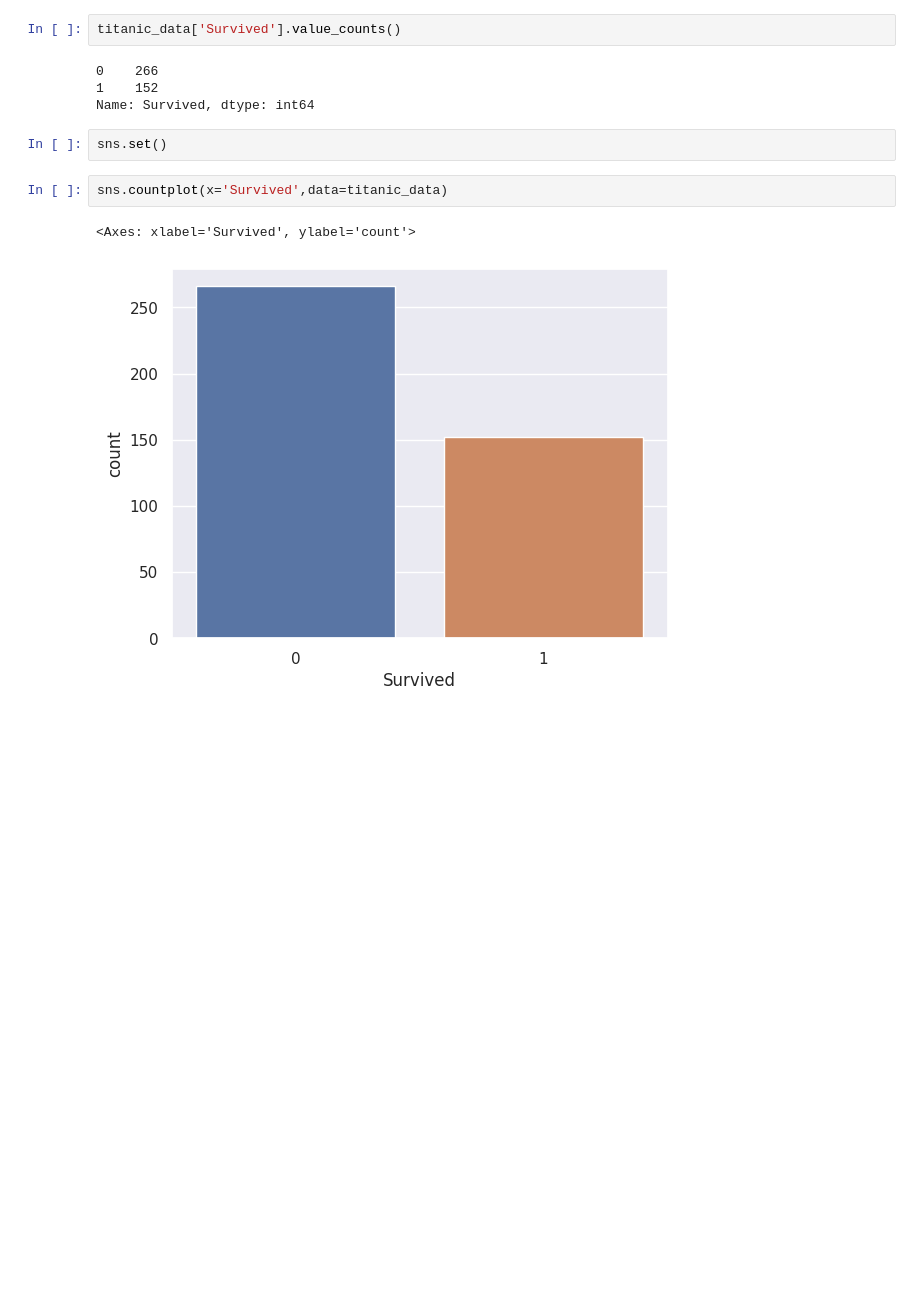
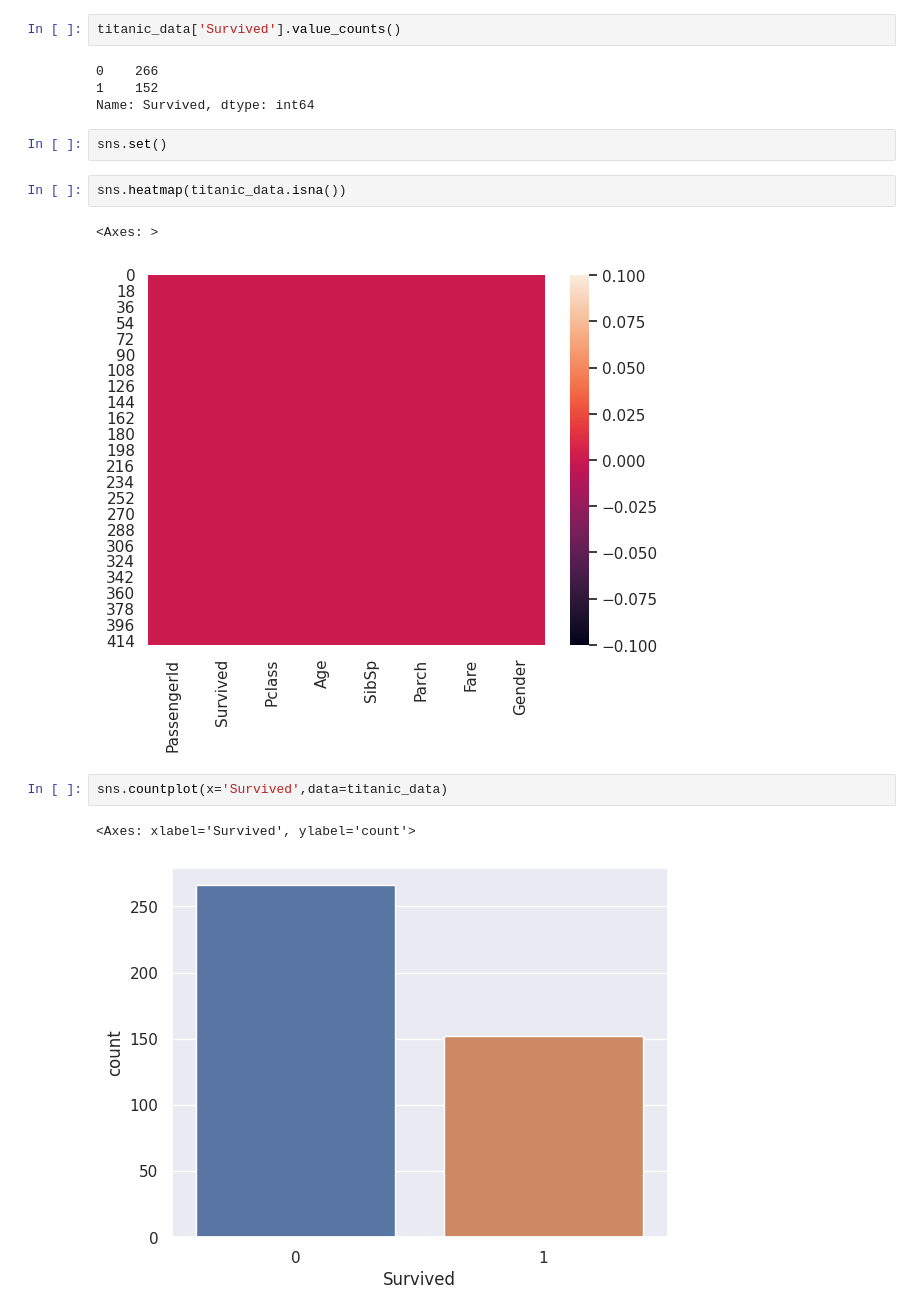
Before and after one commit to Vartika-jaiswal/CODSOFT, a Jupyter notebook: Titanic_Survival_Prediction_Using_ML.ipynb, the cells around one changed output. Cells and saved outputs as stored; diff of their text form; blank space fills up the shorter version.

```diff
--- a/Titanic_Survival_Prediction_Using_ML.ipynb
+++ b/Titanic_Survival_Prediction_Using_ML.ipynb
@@ -125,6 +125,11 @@ titanic_data['Survived'].value_counts()
 Name: Survived, dtype: int64
 # %%
 sns.set()
+# %%
+sns.heatmap(titanic_data.isna())
+# %% [output]
+<Axes: >
+[figure, added]
 # %%
 sns.countplot(x='Survived',data=titanic_data)
 # %% [output]
```
